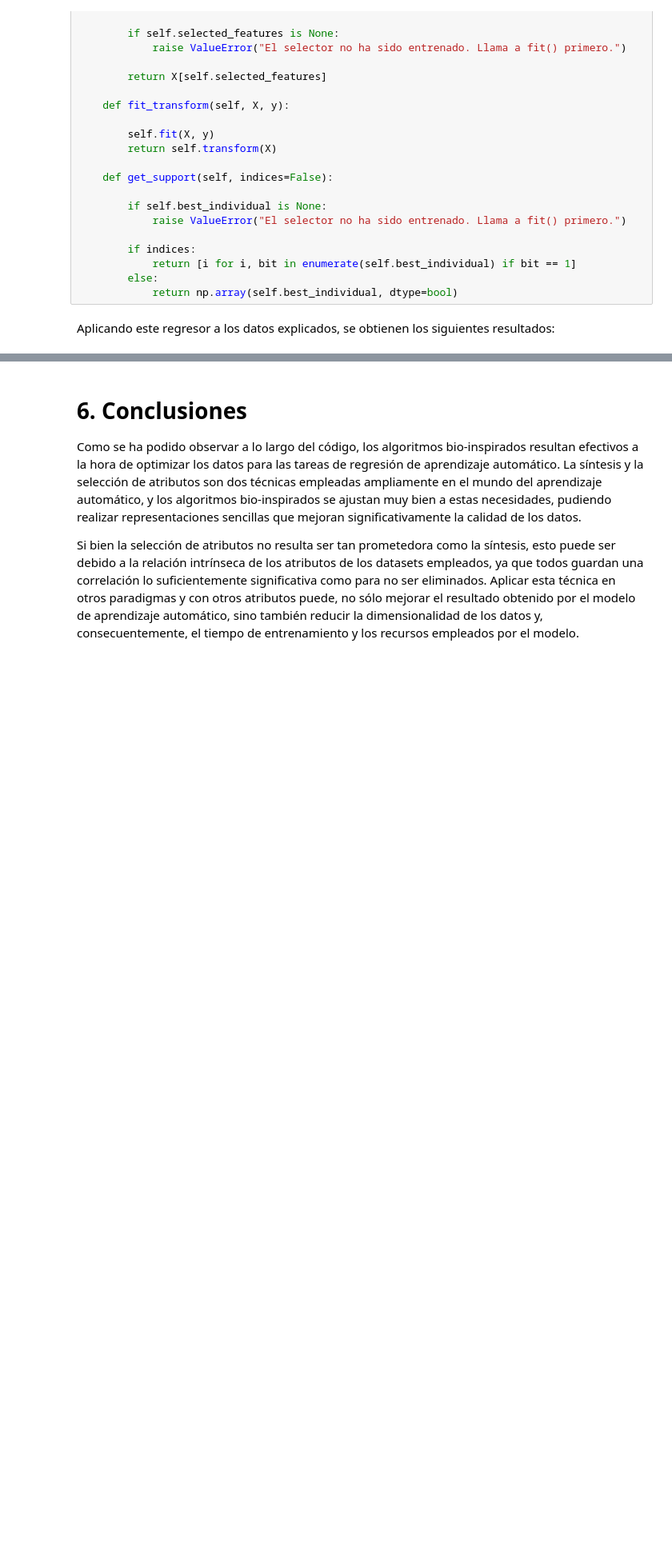
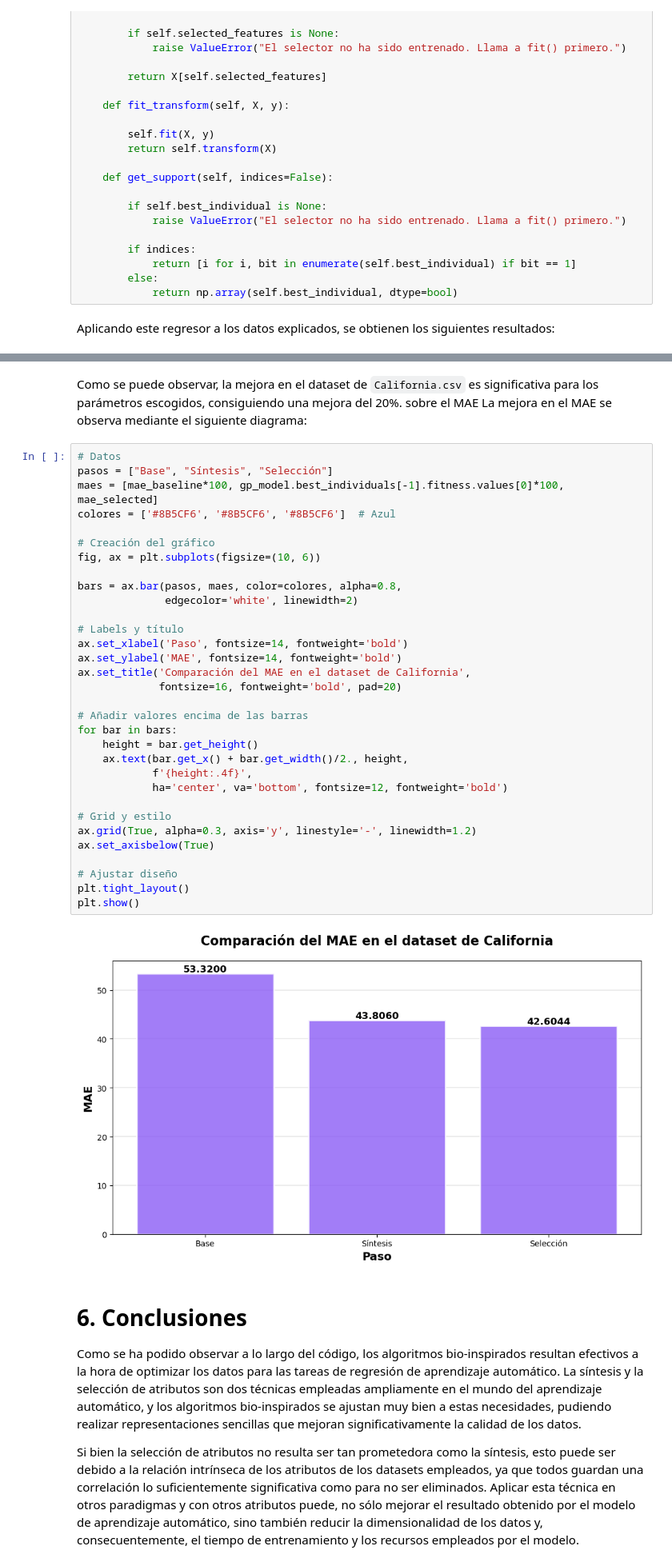
Before and after one commit to ManuGPR/BioIA, a Jupyter notebook: main.ipynb, the cells around one changed output, grey strips where cells are left out. Shown at 80% size. Drawn from its saved outputs; the diff is of its cells as text; blank space fills up the shorter version.

```diff
--- a/main.ipynb
+++ b/main.ipynb
@@ -1437,3 +1973,39 @@ plt.show()
+# %% [markdown]
+Como se puede observar, la mejora en el dataset de `California.csv` es significativa para los parámetros escogidos, consiguiendo una mejora del 20%. sobre el MAE La mejora en el MAE se observa mediante el siguiente diagrama:
+# %%
+# Datos
+pasos = ["Base", "Síntesis", "Selección"]
+maes = [mae_baseline*100, gp_model.best_individuals[-1].fitness.values[0]*100, mae_selected]
+colores = ['#8B5CF6', '#8B5CF6', '#8B5CF6']  # Azul
+
+# Creación del gráfico
+fig, ax = plt.subplots(figsize=(10, 6))
+
+bars = ax.bar(pasos, maes, color=colores, alpha=0.8,
+              edgecolor='white', linewidth=2)
+
+# Labels y título
+ax.set_xlabel('Paso', fontsize=14, fontweight='bold')
+ax.set_ylabel('MAE', fontsize=14, fontweight='bold')
+ax.set_title('Comparación del MAE en el dataset de California',
+             fontsize=16, fontweight='bold', pad=20)
+
+# Añadir valores encima de las barras
+for bar in bars:
+    height = bar.get_height()
+    ax.text(bar.get_x() + bar.get_width()/2., height,
+            f'{height:.4f}',
+            ha='center', va='bottom', fontsize=12, fontweight='bold')
+
+# Grid y estilo
+ax.grid(True, alpha=0.3, axis='y', linestyle='-', linewidth=1.2)
+ax.set_axisbelow(True)
+
+# Ajustar diseño
+plt.tight_layout()
+plt.show()
+# %% [output]
+[figure, added]
 # %% [markdown]
 # **6. Conclusiones**
 <a id="conclusion"></a>
```
Also changed, not shown: parts of 20 cells of this notebook.
